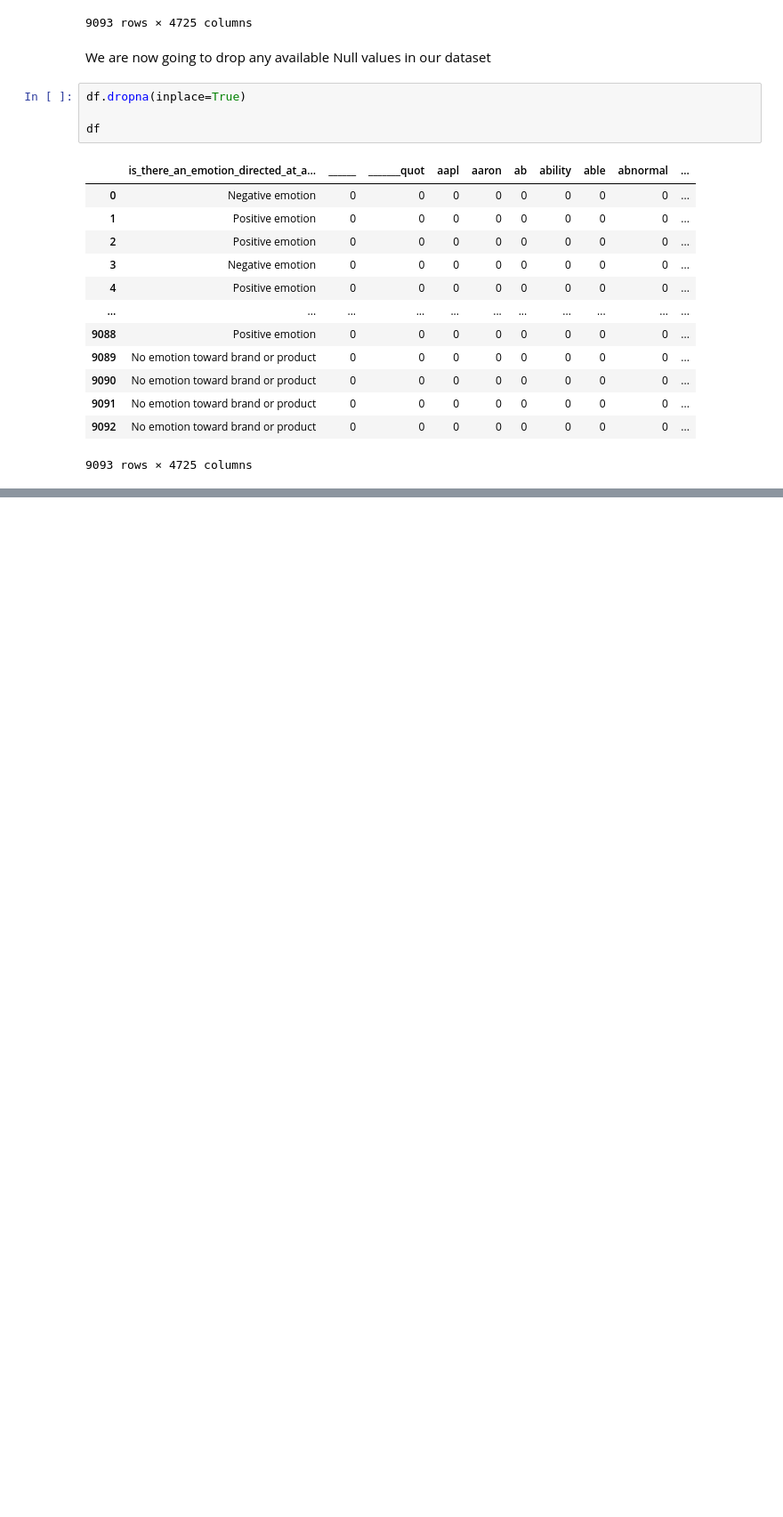
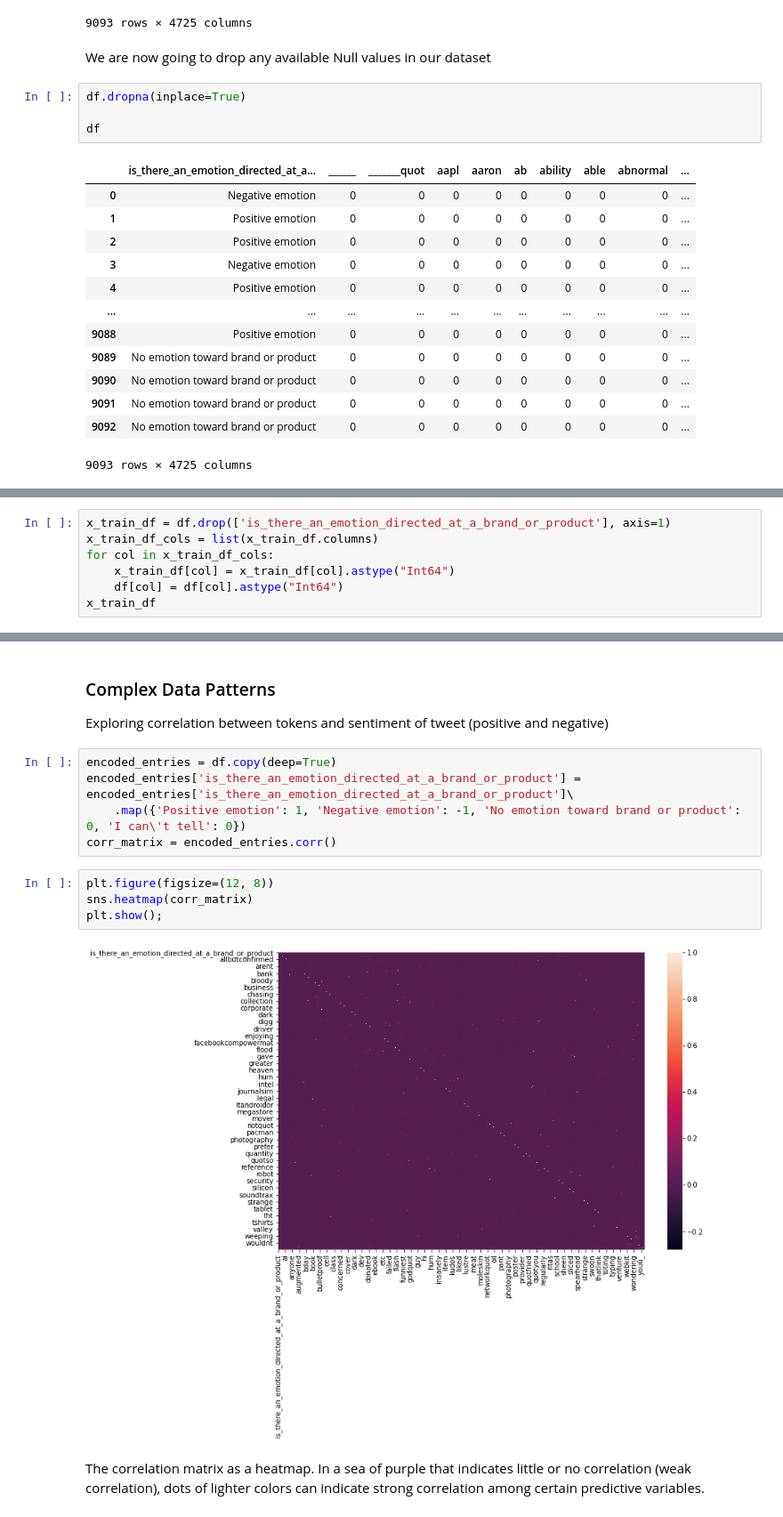
Before and after one commit to joakimTI/GROUP-5-PROJECT, a Jupyter notebook: index.ipynb, the cells around one changed output, grey strips where cells are left out. Shown at 89% size. Saved outputs shown, nothing was run; the diff lists cells and outputs as text; blank space fills up the shorter version.

Commit message:
Done ohe, correlation to explore complex data patterns, also done bigram correlation

```diff
--- a/index.ipynb
+++ b/index.ipynb
@@ -525,0 +530,7 @@ df
+# %%
+x_train_df = df.drop(['is_there_an_emotion_directed_at_a_brand_or_product'], axis=1)
+x_train_df_cols = list(x_train_df.columns)
+for col in x_train_df_cols:
+    x_train_df[col] = x_train_df[col].astype("Int64")
+    df[col] = df[col].astype("Int64")
+x_train_df
@@ -525,0 +567,17 @@ df
+# %% [markdown]
+### Complex Data Patterns
+
+Exploring correlation between tokens and sentiment of tweet (positive and negative)
+# %%
+encoded_entries = df.copy(deep=True)
+encoded_entries['is_there_an_emotion_directed_at_a_brand_or_product'] = encoded_entries['is_there_an_emotion_directed_at_a_brand_or_product']\
+    .map({'Positive emotion': 1, 'Negative emotion': -1, 'No emotion toward brand or product': 0, 'I can\'t tell': 0})
+corr_matrix = encoded_entries.corr()
+# %%
+plt.figure(figsize=(12, 8))
+sns.heatmap(corr_matrix)
+plt.show();
+# %% [output]
+[figure, added]
+# %% [markdown]
+The correlation matrix as a heatmap. In a sea of purple that indicates little or no correlation (weak correlation), dots of lighter colors can indicate strong correlation among certain predictive variables.
```
Also changed, not shown: parts of 35 cells of this notebook.
